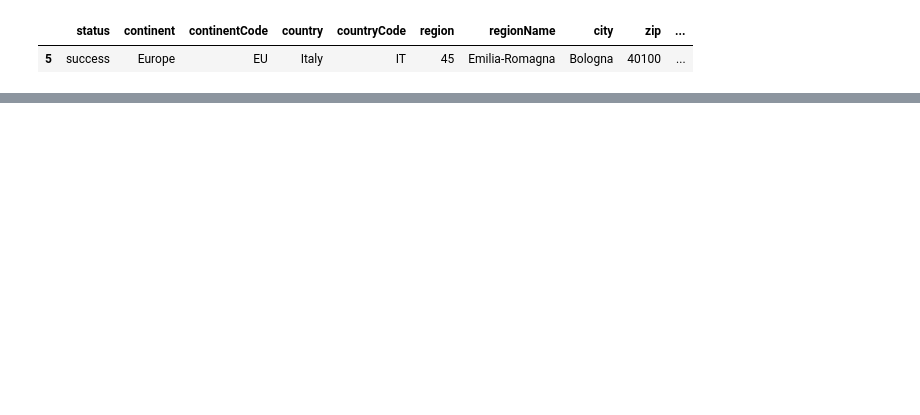
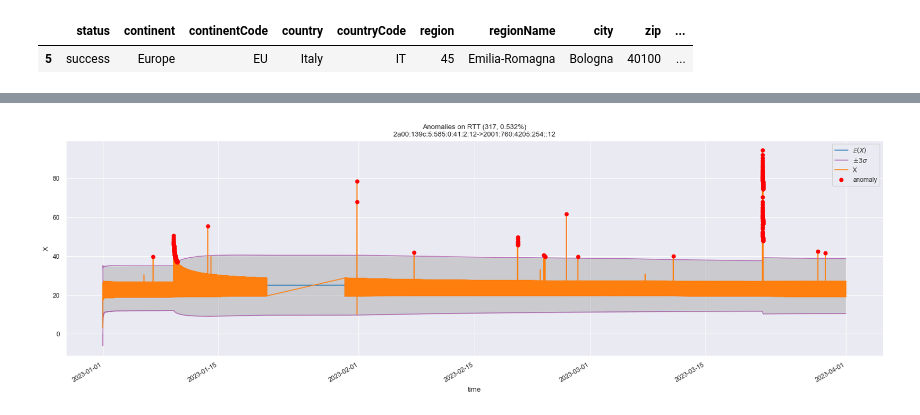
Before and after one commit to Eldeeqq/traced, a Jupyter notebook: notebooks/analysis_fixed_src_dest-refactor.ipynb, the cells around one changed output, grey strips where cells are left out. Cells and saved outputs as stored; diff of their text form; code cells hidden in the pictures; blank space fills up the shorter version.

```diff
--- a/notebooks/analysis_fixed_src_dest-refactor.ipynb
+++ b/notebooks/analysis_fixed_src_dest-refactor.ipynb
@@ -112,0 +304,5 @@ ta.hops_ip_model.plot_graph(fig.gca(), node_layout=final_pos)
+# %%
+fig=plt.figure(figsize=(20, 6))
+ta.hops_ip_model.weighted_anomaly_model.plot(plt.gca())
+# %% [output]
+[figure, added]
```
Also changed, not shown: parts of 109 cells of this notebook, 11 other files.
